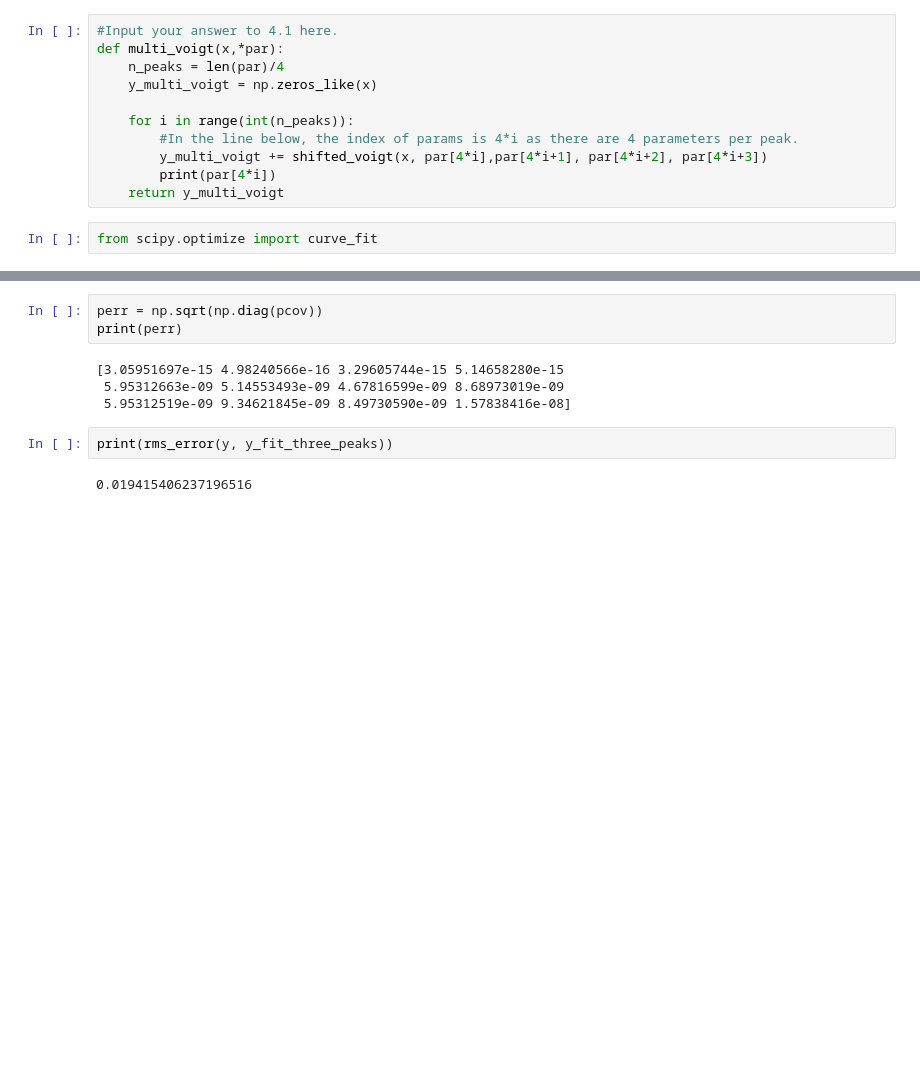
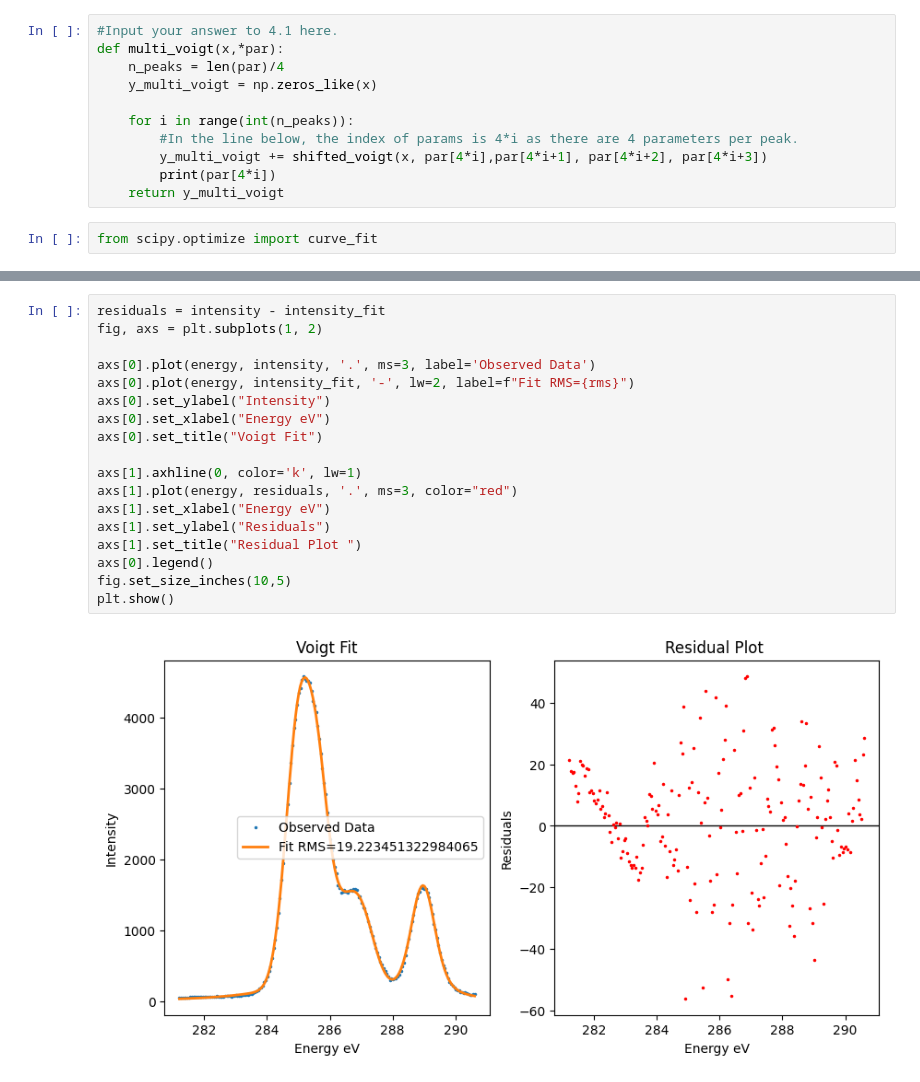
Before and after one commit to AkashHiregange/xps-peak-fitting, a Jupyter notebook: solutions/Session 4 assessment solution.ipynb, the cells around one changed output, grey strips where cells are left out. Saved outputs shown, nothing was run; the diff lists cells and outputs as text; blank space fills up the shorter version.

```diff
--- a/solutions/Session 4 assessment solution.ipynb
+++ b/solutions/Session 4 assessment solution.ipynb
@@ -241,11 +168,20 @@ plt.show()
-# %%
-perr = np.sqrt(np.diag(pcov))
-print(perr)
-# %% [output]
-[3.05951697e-15 4.98240566e-16 3.29605744e-15 5.14658280e-15
- 5.95312663e-09 5.14553493e-09 4.67816599e-09 8.68973019e-09
- 5.95312519e-09 9.34621845e-09 8.49730590e-09 1.57838416e-08]
-# %%
-print(rms_error(y, y_fit_three_peaks))
-# %% [output]
-0.019415406237196516
+# %%
+residuals = intensity - intensity_fit
+fig, axs = plt.subplots(1, 2)
+
+axs[0].plot(energy, intensity, '.', ms=3, label='Observed Data')
+axs[0].plot(energy, intensity_fit, '-', lw=2, label=f"Fit RMS={rms}")
+axs[0].set_ylabel("Intensity")
+axs[0].set_xlabel("Energy eV")
+axs[0].set_title("Voigt Fit")
+
+axs[1].axhline(0, color='k', lw=1)
+axs[1].plot(energy, residuals, '.', ms=3, color="red")
+axs[1].set_xlabel("Energy eV")
+axs[1].set_ylabel("Residuals")
+axs[1].set_title("Residual Plot ")
+axs[0].legend()
+fig.set_size_inches(10,5)
+plt.show()
+# %% [output]
+[figure, added]
```
Also changed, not shown: parts of 14 cells of this notebook, 1 other file.
